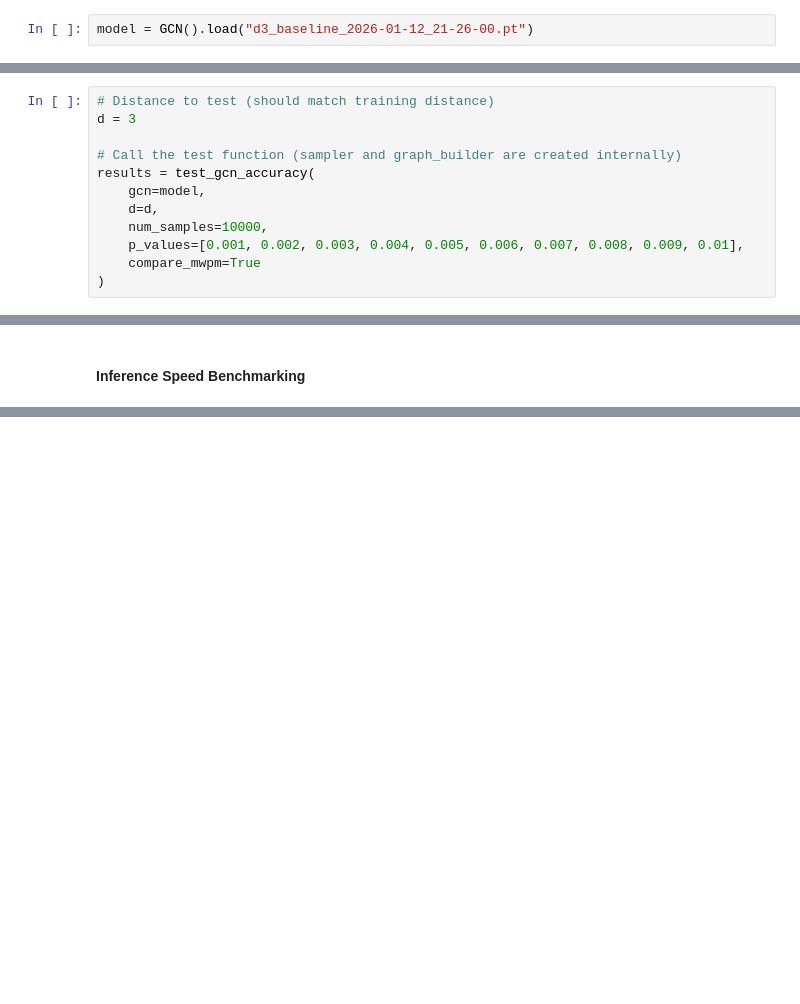
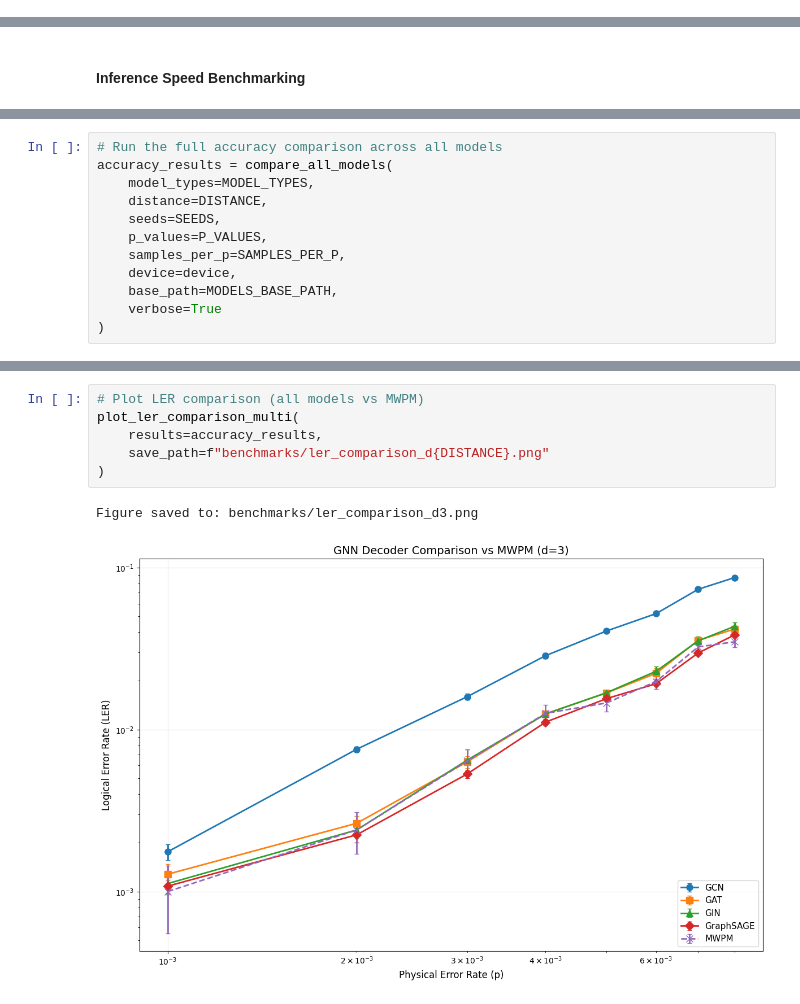
Before and after one commit to billxby/quantum-error-correction, a Jupyter notebook: code/testing.ipynb, the cells around one changed output, grey strips where cells are left out. Saved outputs shown, nothing was run; the diff lists cells and outputs as text; blank space fills up the shorter version.

Commit message:
benchmarking update

```diff
--- a/code/testing.ipynb
+++ b/code/testing.ipynb
@@ -326,2 +194,0 @@ def plot_ler_comparison(
-# %%
-model = GCN().load("d3_baseline_2026-01-12_21-26-00.pt")
@@ -331,12 +194,0 @@ Model loaded: GCN(nickname='d3_baseline', in_channels=5, hidden_dim=128, num_lay
-# %%
-# Distance to test (should match training distance)
-d = 3
-
-# Call the test function (sampler and graph_builder are created internally)
-results = test_gcn_accuracy(
-    gcn=model,
-    d=d,
-    num_samples=10000,
-    p_values=[0.001, 0.002, 0.003, 0.004, 0.005, 0.006, 0.007, 0.008, 0.009, 0.01],
-    compare_mwpm=True
-)
@@ -756,0 +1217,12 @@ results = benchmark_inference(
+# %%
+# Run the full accuracy comparison across all models
+accuracy_results = compare_all_models(
+    model_types=MODEL_TYPES,
+    distance=DISTANCE,
+    seeds=SEEDS,
+    p_values=P_VALUES,
+    samples_per_p=SAMPLES_PER_P,
+    device=device,
+    base_path=MODELS_BASE_PATH,
+    verbose=True
+)
@@ -756,0 +1247,9 @@ results = benchmark_inference(
+# %%
+# Plot LER comparison (all models vs MWPM)
+plot_ler_comparison_multi(
+    results=accuracy_results,
+    save_path=f"benchmarks/ler_comparison_d{DISTANCE}.png"
+)
+# %% [output]
+Figure saved to: benchmarks/ler_comparison_d3.png
+[figure, added]
```
Also changed, not shown: parts of 41 cells of this notebook, 5 other files.
